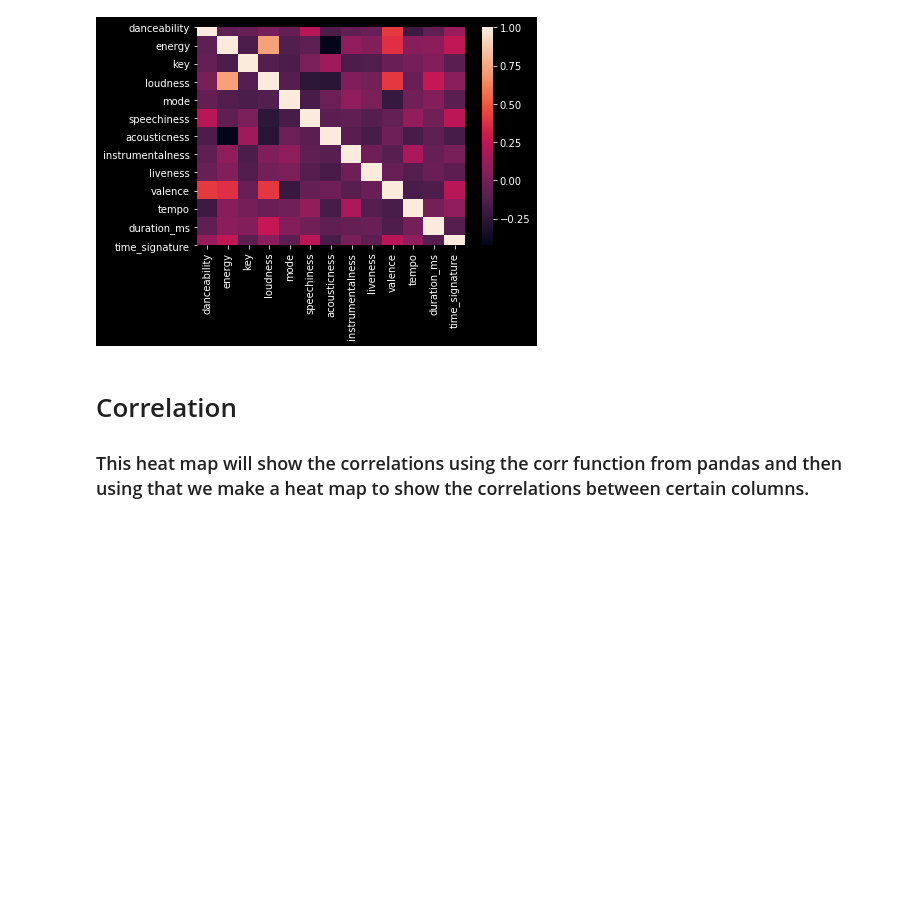
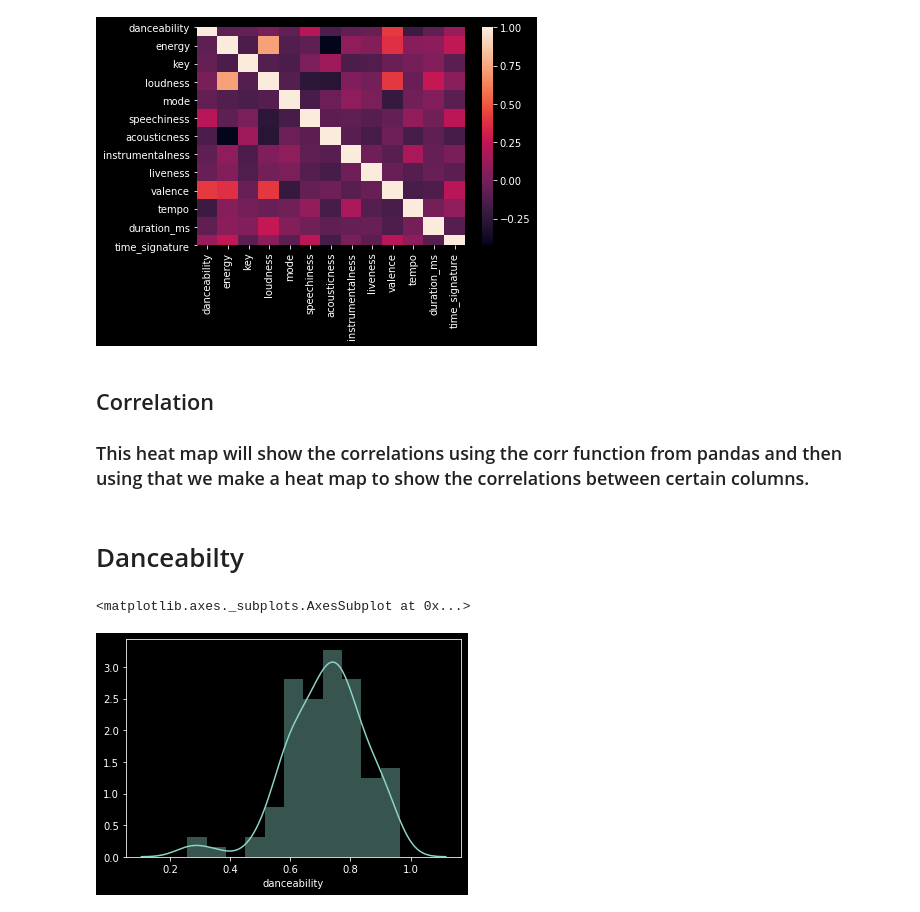
Before and after one commit to Sguthrie123/Spotify-2018, a Jupyter notebook: spotify2018-top100.ipynb, the cells around one changed output. Cells and saved outputs as stored; diff of their text form; code cells hidden in the pictures; blank space fills up the shorter version.

Commit message:
fixed danceabilty graph
used a better data visualization graph to better represent finding

```diff
--- a/spotify2018-top100.ipynb
+++ b/spotify2018-top100.ipynb
@@ -84,6 +56,13 @@ sns.heatmap(top18.corr())
 <matplotlib.axes._subplots.AxesSubplot at 0x...>
 [figure]
 # %% [markdown]
-# Correlation
+## Correlation
 
 ### This heat map will show the correlations using the corr function from pandas and then using that we make a heat map to show the correlations between certain columns.
+# %% [markdown]
+# Danceabilty
+# %%
+sns.distplot(top18['danceability'], hist=True, kde=True)
+# %% [output]
+<matplotlib.axes._subplots.AxesSubplot at 0x...>
+[figure, added]
```
Also changed, not shown: parts of 6 cells of this notebook.
